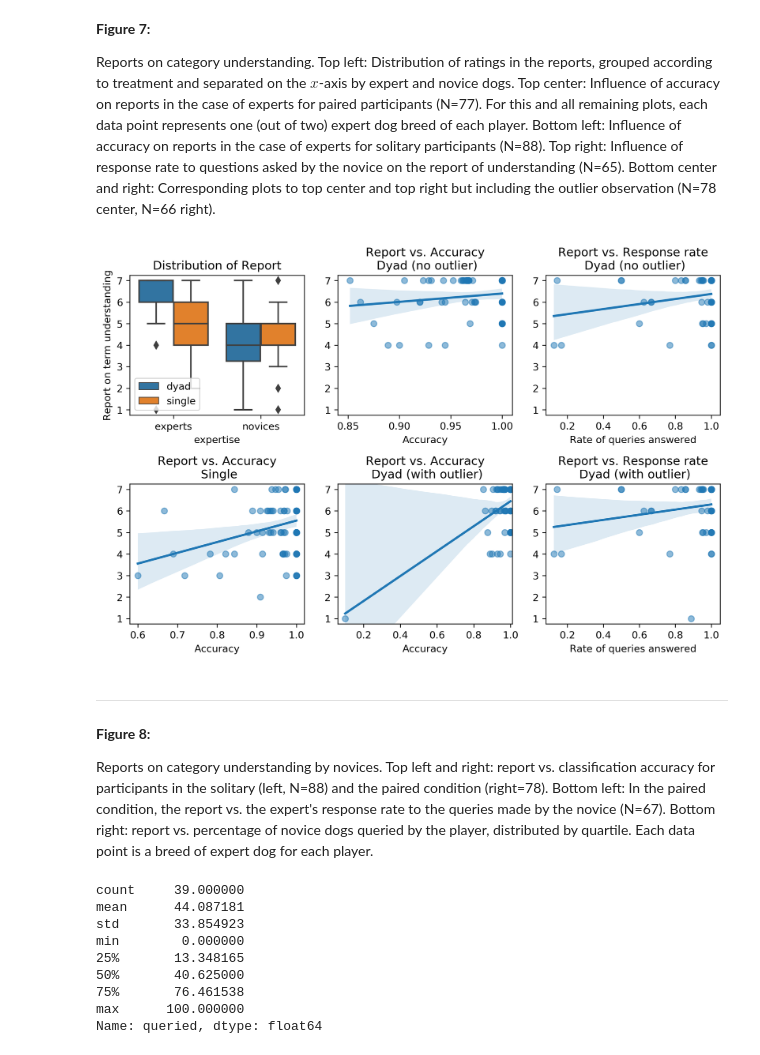
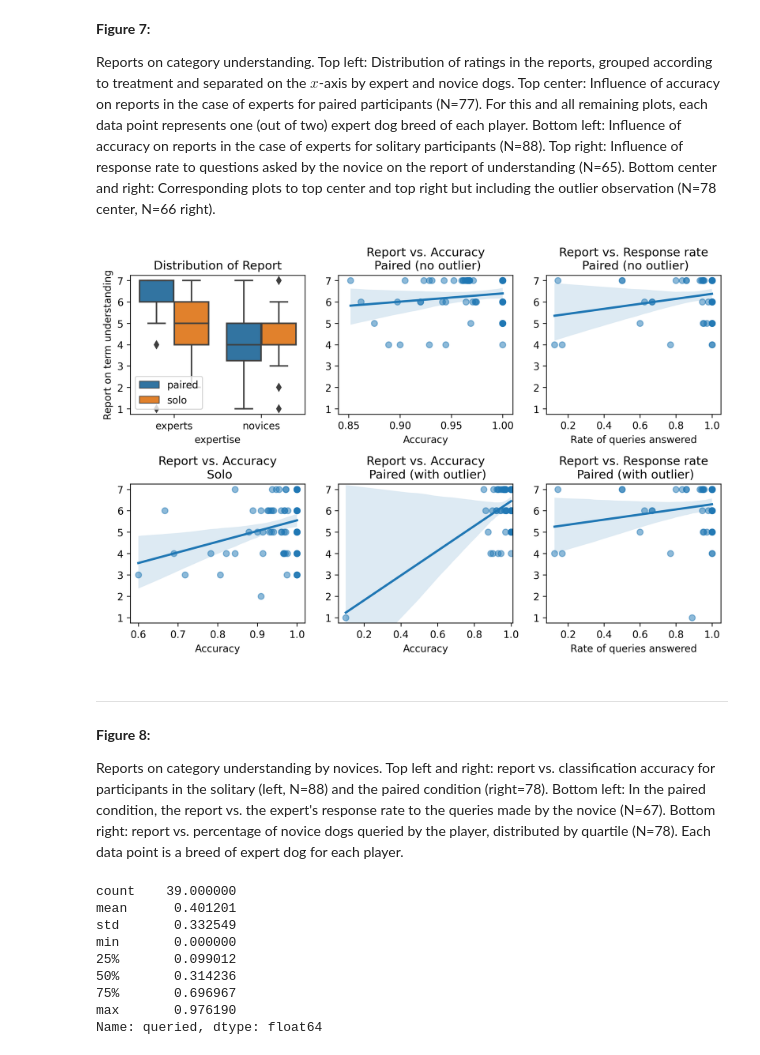
Before and after one commit to EAndrade-Lotero/SPUoDLL, a Jupyter notebook: Figures.ipynb, the cells around one changed output. Cells and saved outputs as stored; diff of their text form; code cells hidden in the pictures.

```diff
--- a/Figures.ipynb
+++ b/Figures.ipynb
@@ -364,56 +364,60 @@ fig.savefig('figura6.pdf', dpi=300)
 Reports on category understanding. Top left: Distribution of ratings in the reports, grouped according to treatment and separated on the $x$-axis by expert and novice dogs. Top center: Influence of accuracy on reports in the case of experts for paired participants (N=77). For this and all remaining plots, each data point represents one (out of two) expert dog breed of each player. Bottom left: Influence of accuracy on reports in the case of experts for solitary participants (N=88). Top right: Influence of response rate to questions asked by the novice on the report of understanding (N=65). Bottom center and right: Corresponding plots to top center and top right but including the outlier observation (N=78 center, N=66 right).
 # %%
 report_understanding = pd.read_csv('rep-understanding.csv')
-reporte_comprension_expertos = filter_variables(report_understanding, {'expertise==':'experts'})
-reporte_comprension_expertos_parejas = pd.DataFrame(reporte_comprension_expertos[reporte_comprension_expertos['treatment']=='dyad'])
-reporte_comprension_expertos_individual = pd.DataFrame(reporte_comprension_expertos[reporte_comprension_expertos['treatment']=='single'])
+reporte_comprension_expertos_parejas = filter_variables(
+    report_understanding,
+    {'expertise==':'experts', 'treatment==':'paired'})
+reporte_comprension_expertos_individual = filter_variables(
+    report_understanding,
+    {'expertise==':'experts', 'treatment==':'solo'})
 
 fig, axes = plt.subplots(2, 3, figsize=(9,6), dpi=300)
-sns.boxplot(x='expertise', y='report', hue='treatment', data=reporte_comprension, ax=axes[0, 0])
+sns.boxplot(x='expertise', y='report', hue='treatment', data=report_understanding, ax=axes[0, 0])
 sns.regplot(y='report', x='accuracy', data=reporte_comprension_expertos_individual, scatter_kws={'alpha':0.5}, ax=axes[1, 0])
 sns.regplot(y='report', x='accuracy', data=reporte_comprension_expertos_parejas, scatter_kws={'alpha':0.5}, ax=axes[1, 1])
 sns.regplot(y='report', x='player_responded', data=reporte_comprension_expertos_parejas, scatter_kws={'alpha':0.5}, ax=axes[1, 2])
 
 # Leave out outlier
-reporte_comprension_expertos = reporte_comprension_expertos[reporte_comprension_expertos['accuracy']>0.2]
-reporte_comprension_expertos_parejas = pd.DataFrame(reporte_comprension_expertos[reporte_comprension_expertos['treatment']=='dyad'])
+reporte_comprension_expertos_parejas = filter_variables(
+    report_understanding,
+    {'expertise==':'experts', 'treatment==':'paired', 'accuracy>':.2})
 
 sns.regplot(y='report', x='accuracy', data=reporte_comprension_expertos_parejas, scatter_kws={'alpha':0.5}, ax=axes[0, 1])
 sns.regplot(y='report', x='player_responded', data=reporte_comprension_expertos_parejas, scatter_kws={'alpha':0.5}, ax=axes[0, 2])
 
 axes[0, 0].set_title('Distribution of Report')
 axes[0, 0].set_ylabel('Report on term understanding')
 axes[0, 0].set(ylim=(0.75, 7.25))
 axes[0, 0].legend(loc="lower left")
-axes[1, 0].set_title('Report vs. Accuracy\n Single')
+axes[1, 0].set_title('Report vs. Accuracy\n Solo')
 axes[1, 0].set_xlabel('Accuracy')
 axes[1, 0].set_ylabel('')
 axes[1, 0].set(xlim=(0.58, 1.02))
 axes[1, 0].set(ylim=(0.75, 7.25))
-axes[0, 1].set_title('Report vs. Accuracy\n Dyad (no outlier)')
+axes[0, 1].set_title('Report vs. Accuracy\n Paired (no outlier)')
 axes[0, 1].set_xlabel('Accuracy')
 axes[0, 1].set_ylabel('')
 axes[0, 1].set(xlim=(0.84, 1.01))
 axes[0, 1].set(ylim=(0.75, 7.25))
-axes[0, 2].set_title('Report vs. Response rate\n Dyad (no outlier)')
+axes[0, 2].set_title('Report vs. Response rate\n Paired (no outlier)')
 axes[0, 2].set_xlabel('Rate of queries answered')
 axes[0, 2].set_ylabel('')
 axes[0, 2].set(xlim=(0.08, 1.05))
 axes[0, 2].set(ylim=(0.75, 7.25))
-axes[1, 1].set_title('Report vs. Accuracy\n Dyad (with outlier)')
+axes[1, 1].set_title('Report vs. Accuracy\n Paired (with outlier)')
 axes[1, 1].set_xlabel('Accuracy')
 axes[1, 1].set_ylabel('')
 axes[1, 1].set(xlim=(0.06, 1.01))
 axes[1, 1].set(ylim=(0.75, 7.25))
-axes[1, 2].set_title('Report vs. Response rate\n Dyad (with outlier)')
+axes[1, 2].set_title('Report vs. Response rate\n Paired (with outlier)')
 axes[1, 2].set_xlabel('Rate of queries answered')
 axes[1, 2].set_ylabel('')
 axes[1, 2].set(xlim=(0.08, 1.05))
 axes[1, 2].set(ylim=(0.75, 7.25))
 
 fig.tight_layout()
 # %% [output]
-[figure, old version]
+[figure, new version]
 # %%
 fig.savefig('figura7.pdf', dpi=300)
 # %% [markdown]
@@ -421,7 +425,7 @@ fig.savefig('figura7.pdf', dpi=300)
 # %% [markdown]
 **Figure 8:**
 
-Reports on category understanding by novices. Top left and right: report vs. classification accuracy for participants in the solitary (left, N=88) and the paired condition (right=78). Bottom left: In the paired condition, the report vs. the expert's response rate to the queries made by the novice (N=67). Bottom right: report vs. percentage of novice dogs queried by the player, distributed by quartile. Each data point is a breed of expert dog for each player.
+Reports on category understanding by novices. Top left and right: report vs. classification accuracy for participants in the solitary (left, N=88) and the paired condition (right=78). Bottom left: In the paired condition, the report vs. the expert's response rate to the queries made by the novice (N=67). Bottom right: report vs. percentage of novice dogs queried by the player, distributed by quartile (N=78). Each data point is a breed of expert dog for each player.
 # %%
 reporte_comprension = pd.read_csv('rep-understanding.csv')
 df_novatos_single = filter_variables(reporte_comprension, {
@@ -433,16 +437,16 @@ df_novatos_parejas = filter_variables(reporte_comprension, {
     'expertise==':'novices'
 })
 # %%
-df_novatos_parejas.groupby('player')['queried'].max().describe()
+df_novatos_parejas.groupby('player')['queried'].mean().describe()
 # %% [output]
-count     39.000000
-mean      44.087181
-std       33.854923
-min        0.000000
-25%       13.348165
-50%       40.625000
-75%       76.461538
-max      100.000000
+count    39.000000
+mean      0.401201
+std       0.332549
+min       0.000000
+25%       0.099012
+50%       0.314236
+75%       0.696967
+max       0.976190
 Name: queried, dtype: float64
 # %%
 df_novatos_parejas['use_grp'] = pd.cut(df_novatos_parejas['queried'],
```
Also changed, not shown: parts of 12 cells of this notebook, 6 other files.
